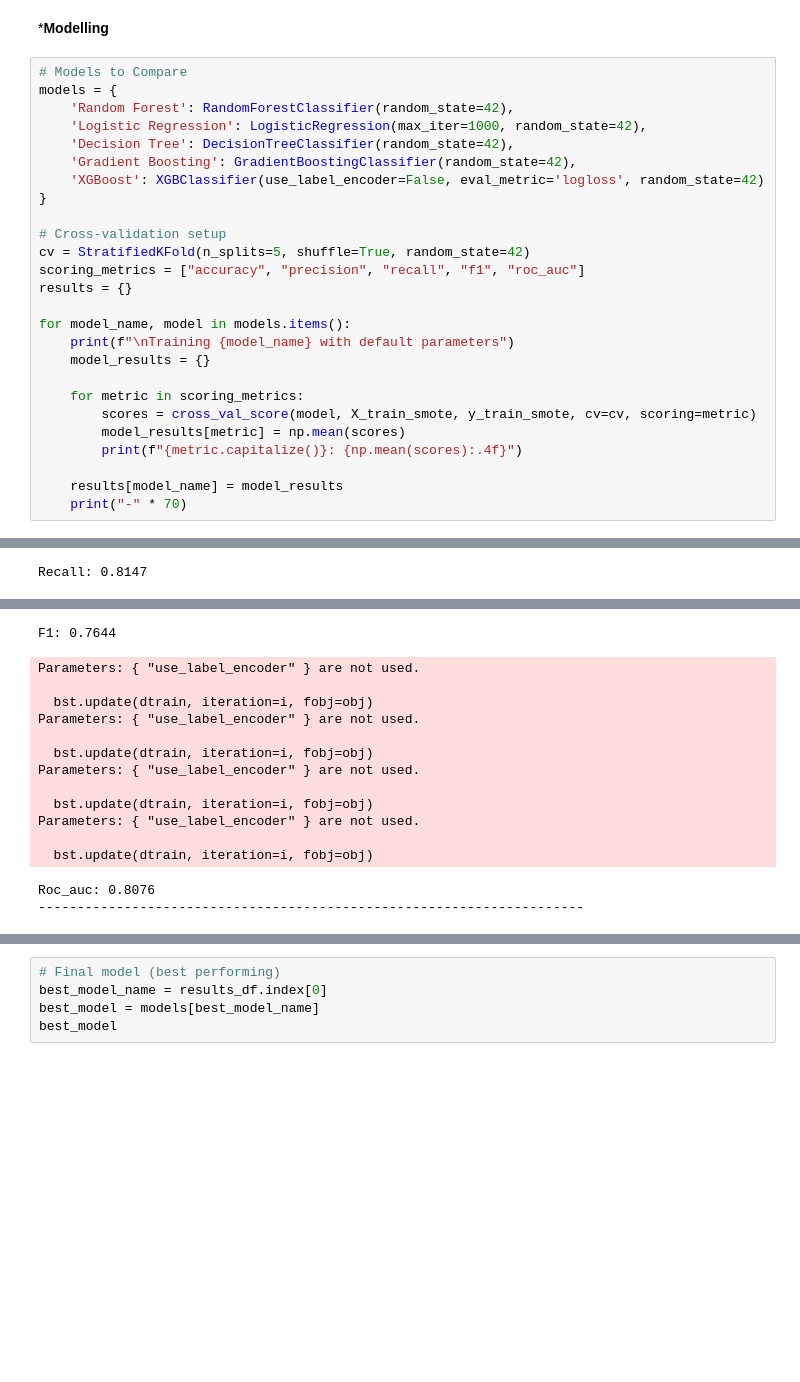
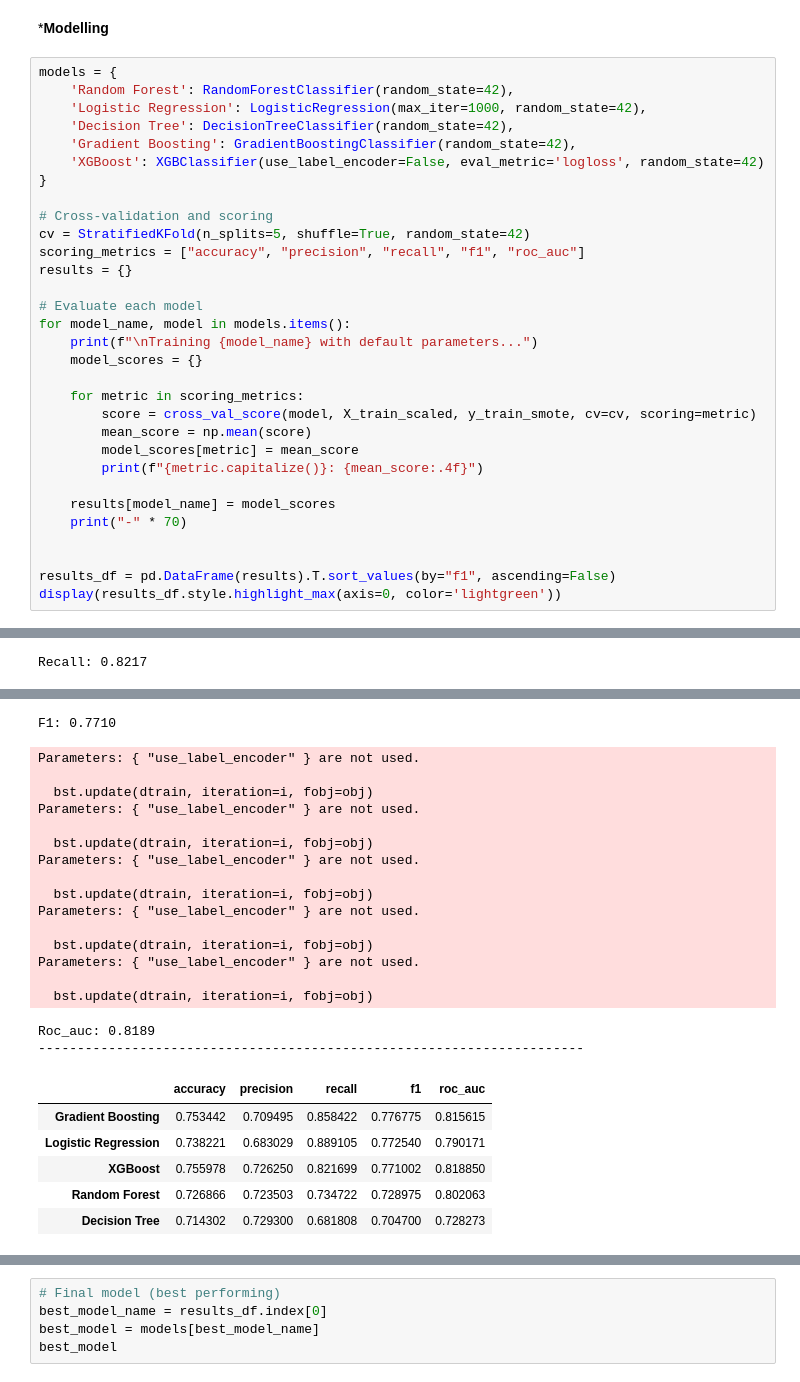
Before and after one commit to Pratibha405/CPDSAI_Churn_Prediction, a Jupyter notebook: code/churn.ipynb, the cells around one changed output, grey strips where cells are left out. Saved outputs shown, nothing was run; the diff lists cells and outputs as text; blank space fills up the shorter version.

```diff
--- a/code/churn.ipynb
+++ b/code/churn.ipynb
@@ -439,7 +445,6 @@ Name: count, dtype: int64
 # %% [markdown]
 ***Modelling**
 # %%
-# Models to Compare
 models = {
     'Random Forest': RandomForestClassifier(random_state=42),
     'Logistic Regression': LogisticRegression(max_iter=1000, random_state=42),
@@ -448,20 +453,26 @@ models = {
     'XGBoost': XGBClassifier(use_label_encoder=False, eval_metric='logloss', random_state=42)
 }
 
-# Cross-validation setup
+# Cross-validation and scoring
 cv = StratifiedKFold(n_splits=5, shuffle=True, random_state=42)
 scoring_metrics = ["accuracy", "precision", "recall", "f1", "roc_auc"]
 results = {}
 
+# Evaluate each model
 for model_name, model in models.items():
-    print(f"\nTraining {model_name} with default parameters")
-    model_results = {}
+    print(f"\nTraining {model_name} with default parameters...")
+    model_scores = {}
 
     for metric in scoring_metrics:
-        scores = cross_val_score(model, X_train_smote, y_train_smote, cv=cv, scoring=metric)
-        model_results[metric] = np.mean(scores)
-        print(f"{metric.capitalize()}: {np.mean(scores):.4f}")
+        score = cross_val_score(model, X_train_scaled, y_train_smote, cv=cv, scoring=metric)
+        mean_score = np.mean(score)
+        model_scores[metric] = mean_score
+        print(f"{metric.capitalize()}: {mean_score:.4f}")
 
-    results[model_name] = model_results
+    results[model_name] = model_scores
     print("-" * 70)
+
+
+results_df = pd.DataFrame(results).T.sort_values(by="f1", ascending=False)
+display(results_df.style.highlight_max(axis=0, color='lightgreen'))
 # %% [output]
@@ -532,4 +546,4 @@ Parameters: { "use_label_encoder" } are not used.
-Recall: 0.8147
+Recall: 0.8217
 Parameters: { "use_label_encoder" } are not used.
 
   bst.update(dtrain, iteration=i, fobj=obj)
@@ -551,16 +559,25 @@ Parameters: { "use_label_encoder" } are not used.
-F1: 0.7644
+F1: 0.7710
 Parameters: { "use_label_encoder" } are not used.
 
   bst.update(dtrain, iteration=i, fobj=obj)
 Parameters: { "use_label_encoder" } are not used.
 
   bst.update(dtrain, iteration=i, fobj=obj)
 Parameters: { "use_label_encoder" } are not used.
 
   bst.update(dtrain, iteration=i, fobj=obj)
 Parameters: { "use_label_encoder" } are not used.
 
   bst.update(dtrain, iteration=i, fobj=obj)
+Parameters: { "use_label_encoder" } are not used.
+
+  bst.update(dtrain, iteration=i, fobj=obj)
-Roc_auc: 0.8076
+Roc_auc: 0.8189
 ----------------------------------------------------------------------
+|  | accuracy | precision | recall | f1 | roc_auc |
+| Gradient Boosting | 0.753442 | 0.709495 | 0.858422 | 0.776775 | 0.815615 |
+| Logistic Regression | 0.738221 | 0.683029 | 0.889105 | 0.772540 | 0.790171 |
+| XGBoost | 0.755978 | 0.726250 | 0.821699 | 0.771002 | 0.818850 |
+| Random Forest | 0.726866 | 0.723503 | 0.734722 | 0.728975 | 0.802063 |
+| Decision Tree | 0.714302 | 0.729300 | 0.681808 | 0.704700 | 0.728273 |
 # %%
```
Also changed, not shown: parts of 21 cells of this notebook, 3 other files.
